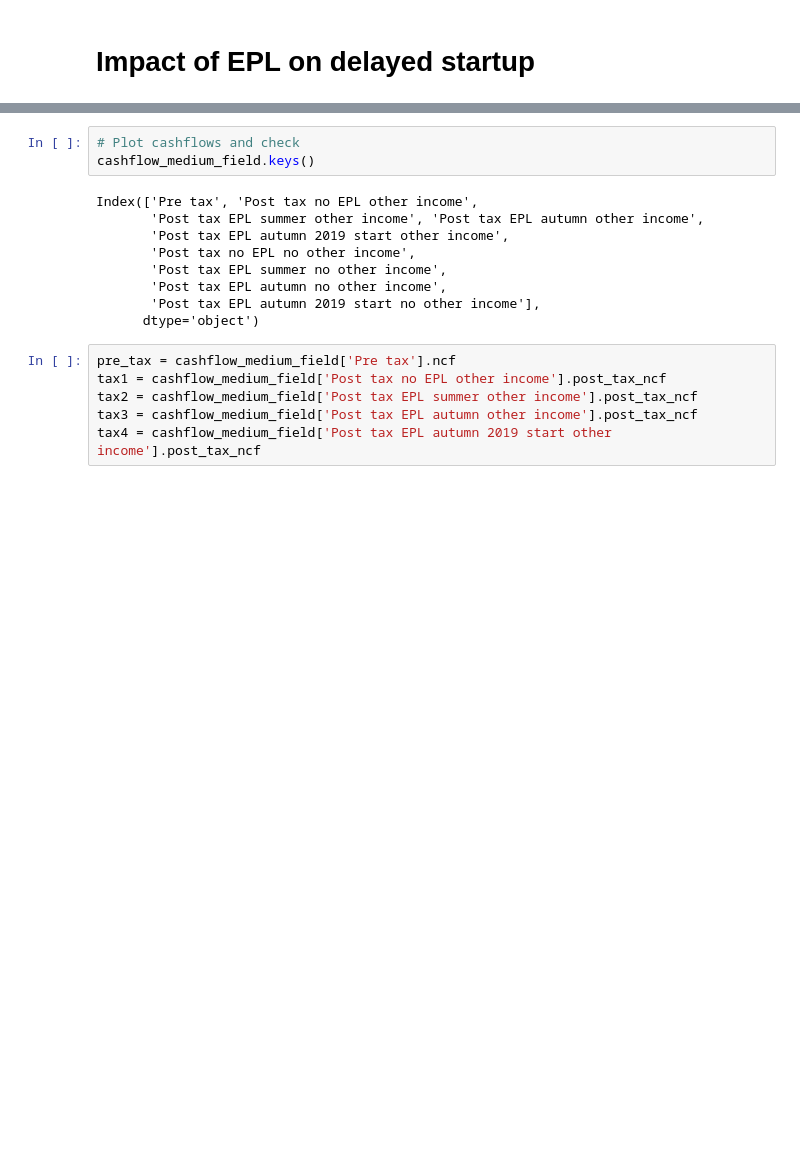
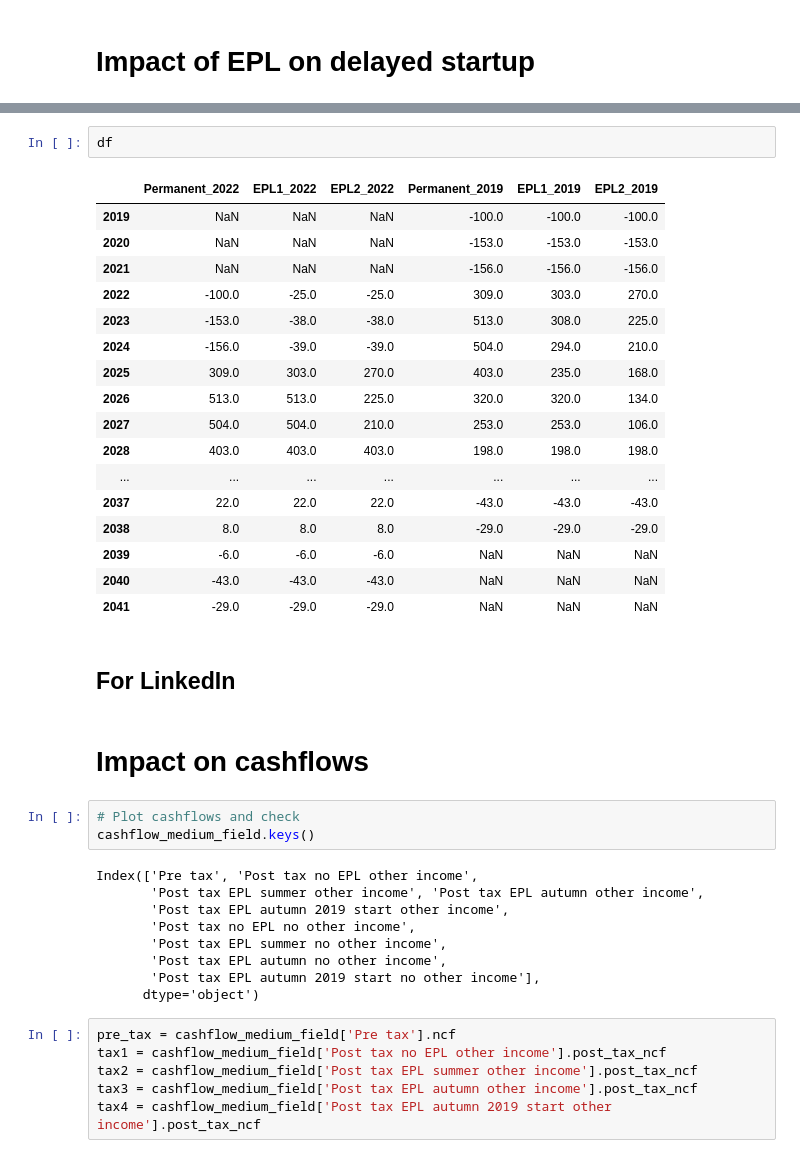
Before and after one commit to artregalado/EPL-Analysis, a Jupyter notebook: epl_analysis_notebook.ipynb, the cells around one changed output, grey strips where cells are left out. Saved outputs shown, nothing was run; the diff lists cells and outputs as text; blank space fills up the shorter version.

```diff
--- a/epl_analysis_notebook.ipynb
+++ b/epl_analysis_notebook.ipynb
@@ -128,3 +365,27 @@ Name: NPV in Million £, Real values (rounded), dtype: float64
+# %%
+df
+# %% [output]
+|  | Permanent_2022 | EPL1_2022 | EPL2_2022 | Permanent_2019 | EPL1_2019 | EPL2_2019 |
+| 2019 | NaN | NaN | NaN | -100.0 | -100.0 | -100.0 |
+| 2020 | NaN | NaN | NaN | -153.0 | -153.0 | -153.0 |
+| 2021 | NaN | NaN | NaN | -156.0 | -156.0 | -156.0 |
+| 2022 | -100.0 | -25.0 | -25.0 | 309.0 | 303.0 | 270.0 |
+| 2023 | -153.0 | -38.0 | -38.0 | 513.0 | 308.0 | 225.0 |
+| 2024 | -156.0 | -39.0 | -39.0 | 504.0 | 294.0 | 210.0 |
+| 2025 | 309.0 | 303.0 | 270.0 | 403.0 | 235.0 | 168.0 |
+| 2026 | 513.0 | 513.0 | 225.0 | 320.0 | 320.0 | 134.0 |
+| 2027 | 504.0 | 504.0 | 210.0 | 253.0 | 253.0 | 106.0 |
+| 2028 | 403.0 | 403.0 | 403.0 | 198.0 | 198.0 | 198.0 |
+| ... | ... | ... | ... | ... | ... | ... |
+| 2037 | 22.0 | 22.0 | 22.0 | -43.0 | -43.0 | -43.0 |
+| 2038 | 8.0 | 8.0 | 8.0 | -29.0 | -29.0 | -29.0 |
+| 2039 | -6.0 | -6.0 | -6.0 | NaN | NaN | NaN |
+| 2040 | -43.0 | -43.0 | -43.0 | NaN | NaN | NaN |
+| 2041 | -29.0 | -29.0 | -29.0 | NaN | NaN | NaN |
+# %% [markdown]
+## For LinkedIn
+# %% [markdown]
+# Impact on cashflows
 # %%
 # Plot cashflows and check
 cashflow_medium_field.keys()
```
Also changed, not shown: parts of 11 cells of this notebook.
